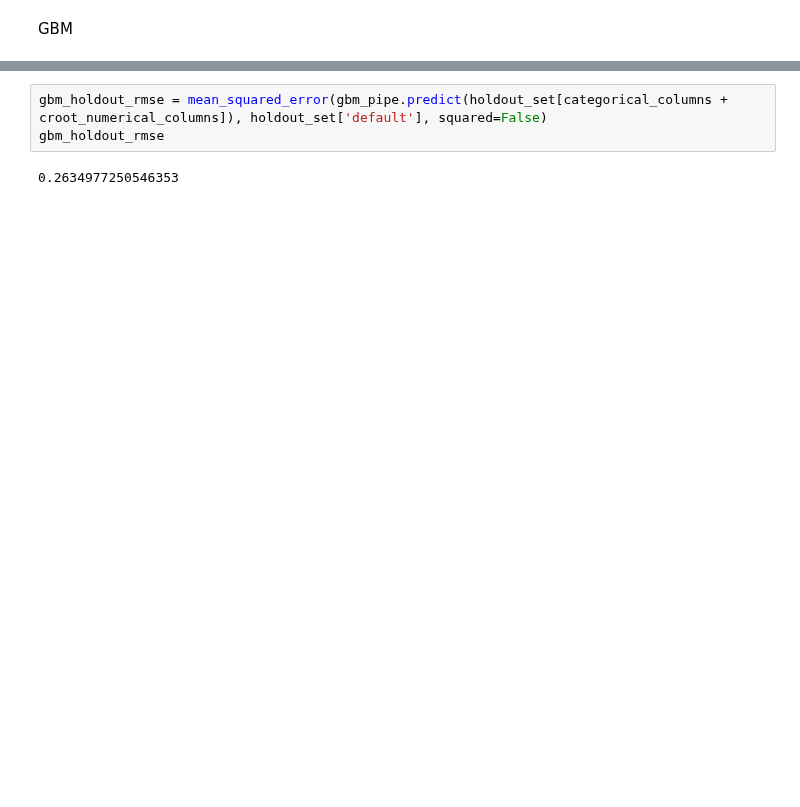
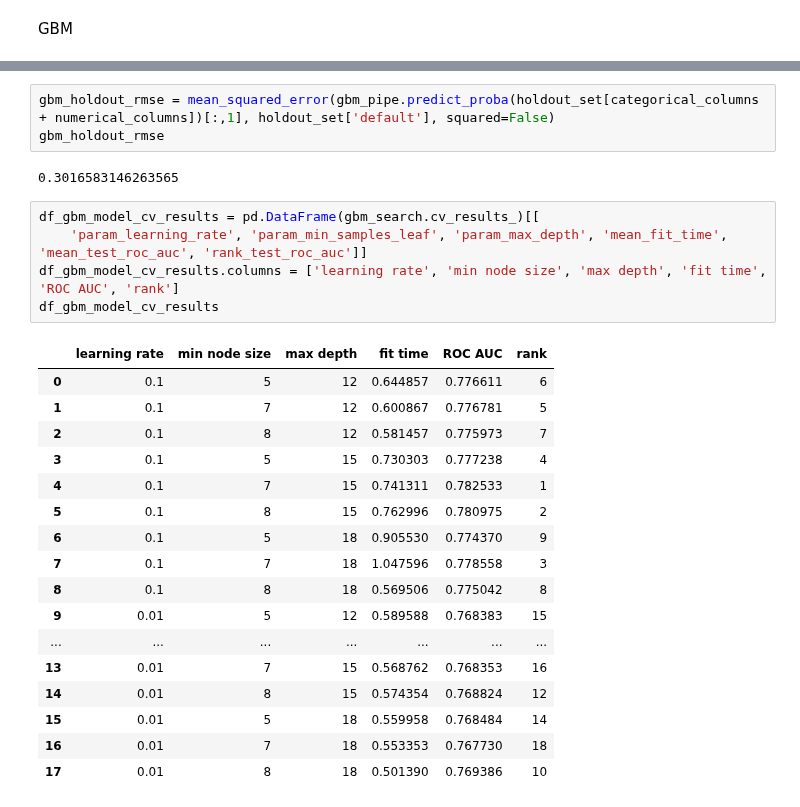
Before and after one commit to viethngn/Data_Analysis_3_ECBS5171, a Jupyter notebook: assignment3/assignment3_viethngn.ipynb, the cells around one changed output, grey strips where cells are left out. Saved outputs shown, nothing was run; the diff lists cells and outputs as text; blank space fills up the shorter version.

```diff
--- a/assignment3/assignment3_viethngn.ipynb
+++ b/assignment3/assignment3_viethngn.ipynb
@@ -601,8 +609,31 @@ gbm_search.best_score_
 # %%
-gbm_holdout_rmse = mean_squared_error(gbm_pipe.predict(holdout_set[categorical_columns + croot_numerical_columns]), holdout_set['default'], squared=False)
+gbm_holdout_rmse = mean_squared_error(gbm_pipe.predict_proba(holdout_set[categorical_columns + numerical_columns])[:,1], holdout_set['default'], squared=False)
 gbm_holdout_rmse
 # %% [output]
-0.2634977250546353
+0.3016583146263565
+# %%
+df_gbm_model_cv_results = pd.DataFrame(gbm_search.cv_results_)[[
+    'param_learning_rate', 'param_min_samples_leaf', 'param_max_depth', 'mean_fit_time', 'mean_test_roc_auc', 'rank_test_roc_auc']]
+df_gbm_model_cv_results.columns = ['learning rate', 'min node size', 'max depth', 'fit time', 'ROC AUC', 'rank']
+df_gbm_model_cv_results
+# %% [output]
+|  | learning rate | min node size | max depth | fit time | ROC AUC | rank |
+| 0 | 0.1 | 5 | 12 | 0.644857 | 0.776611 | 6 |
+| 1 | 0.1 | 7 | 12 | 0.600867 | 0.776781 | 5 |
+| 2 | 0.1 | 8 | 12 | 0.581457 | 0.775973 | 7 |
+| 3 | 0.1 | 5 | 15 | 0.730303 | 0.777238 | 4 |
+| 4 | 0.1 | 7 | 15 | 0.741311 | 0.782533 | 1 |
+| 5 | 0.1 | 8 | 15 | 0.762996 | 0.780975 | 2 |
+| 6 | 0.1 | 5 | 18 | 0.905530 | 0.774370 | 9 |
+| 7 | 0.1 | 7 | 18 | 1.047596 | 0.778558 | 3 |
+| 8 | 0.1 | 8 | 18 | 0.569506 | 0.775042 | 8 |
+| 9 | 0.01 | 5 | 12 | 0.589588 | 0.768383 | 15 |
+| ... | ... | ... | ... | ... | ... | ... |
+| 13 | 0.01 | 7 | 15 | 0.568762 | 0.768353 | 16 |
+| 14 | 0.01 | 8 | 15 | 0.574354 | 0.768824 | 12 |
+| 15 | 0.01 | 5 | 18 | 0.559958 | 0.768484 | 14 |
+| 16 | 0.01 | 7 | 18 | 0.553353 | 0.767730 | 18 |
+| 17 | 0.01 | 8 | 18 | 0.501390 | 0.769386 | 10 |
 # %%
 # best estimator on holdout set
 diag_df = pd.DataFrame({'Model': ['Logit', 'LASSO Logit', 'RF', 'GBM'],
```
Also changed, not shown: parts of 35 cells of this notebook.
